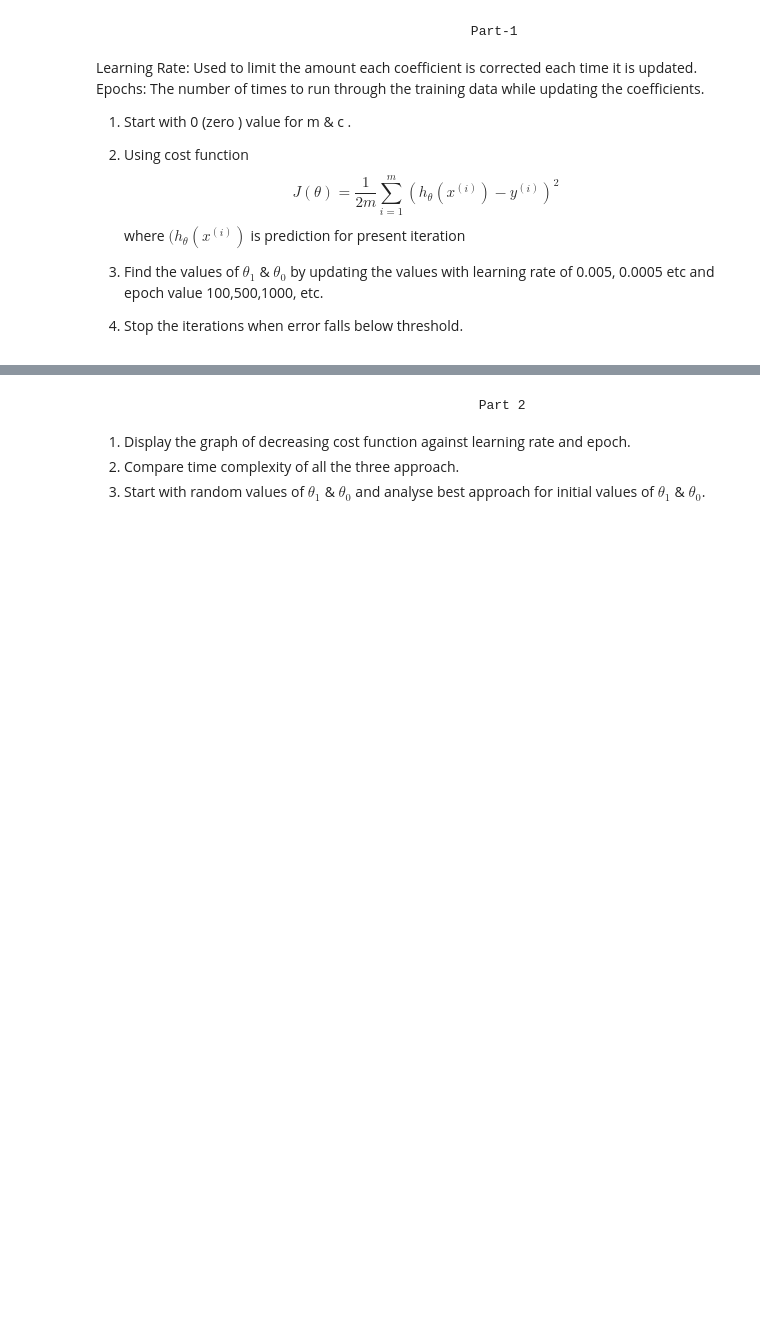
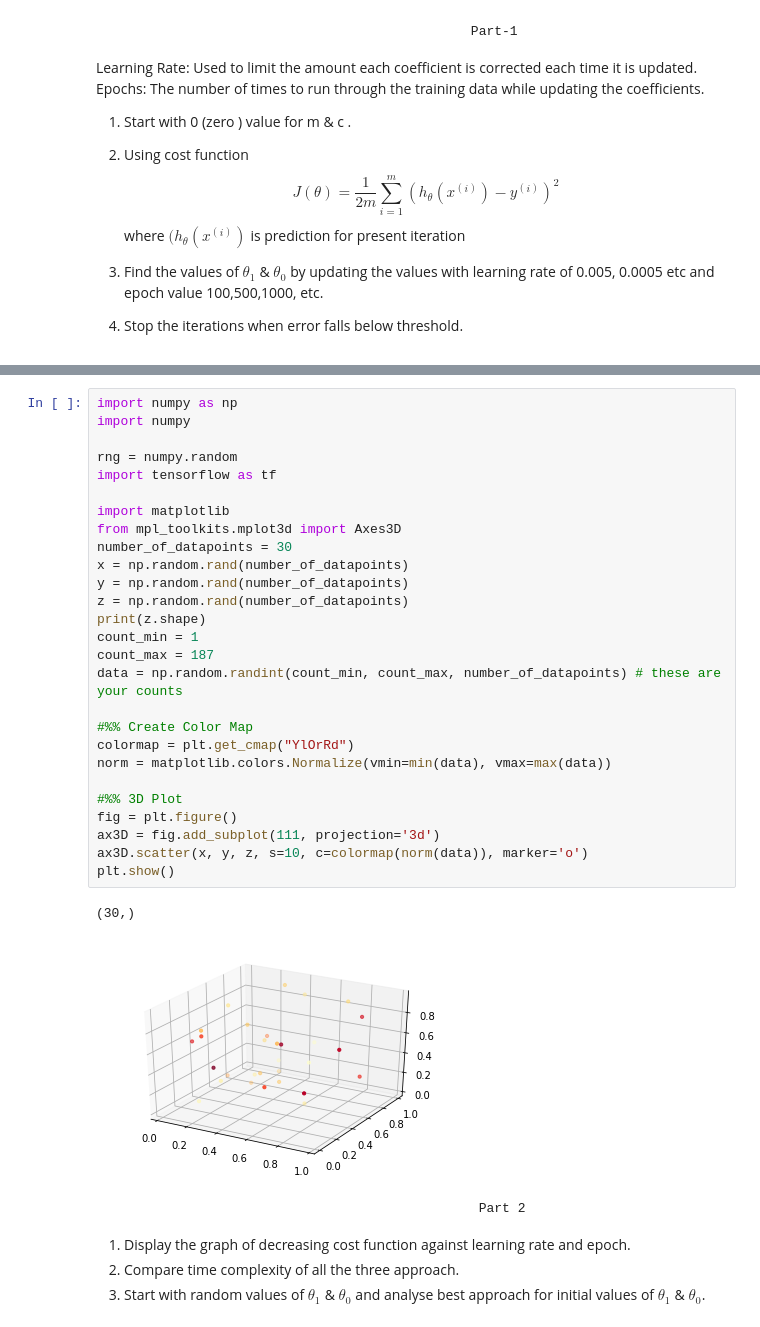
Before and after one commit to kletech-socs/ML-2018-19, a Jupyter notebook: Lab 2/Linear-Regression-Assignment.ipynb, the cells around one changed output, grey strips where cells are left out. Cells and saved outputs as stored; diff of their text form; blank space fills up the shorter version.

```diff
--- a/Lab 2/Linear-Regression-Assignment.ipynb
+++ b/Lab 2/Linear-Regression-Assignment.ipynb
@@ -18,3 +121,33 @@ Epochs: The number of times to run through the training data while updating the
+# %%
+import numpy as np
+import numpy
+
+rng = numpy.random
+import tensorflow as tf
+
+import matplotlib
+from mpl_toolkits.mplot3d import Axes3D
+number_of_datapoints = 30
+x = np.random.rand(number_of_datapoints)
+y = np.random.rand(number_of_datapoints)
+z = np.random.rand(number_of_datapoints)
+print(z.shape)
+count_min = 1
+count_max = 187
+data = np.random.randint(count_min, count_max, number_of_datapoints) # these are your counts
+
+#%% Create Color Map
+colormap = plt.get_cmap("YlOrRd")
+norm = matplotlib.colors.Normalize(vmin=min(data), vmax=max(data))
+
+#%% 3D Plot
+fig = plt.figure()
+ax3D = fig.add_subplot(111, projection='3d')
+ax3D.scatter(x, y, z, s=10, c=colormap(norm(data)), marker='o')
+plt.show()
+# %% [output]
+(30,)
+[figure, added]
 # %% [markdown]
                                                    Part 2
 1. Display the graph of decreasing cost function against learning rate and epoch.
```
Also changed, not shown: parts of 4 cells of this notebook.
